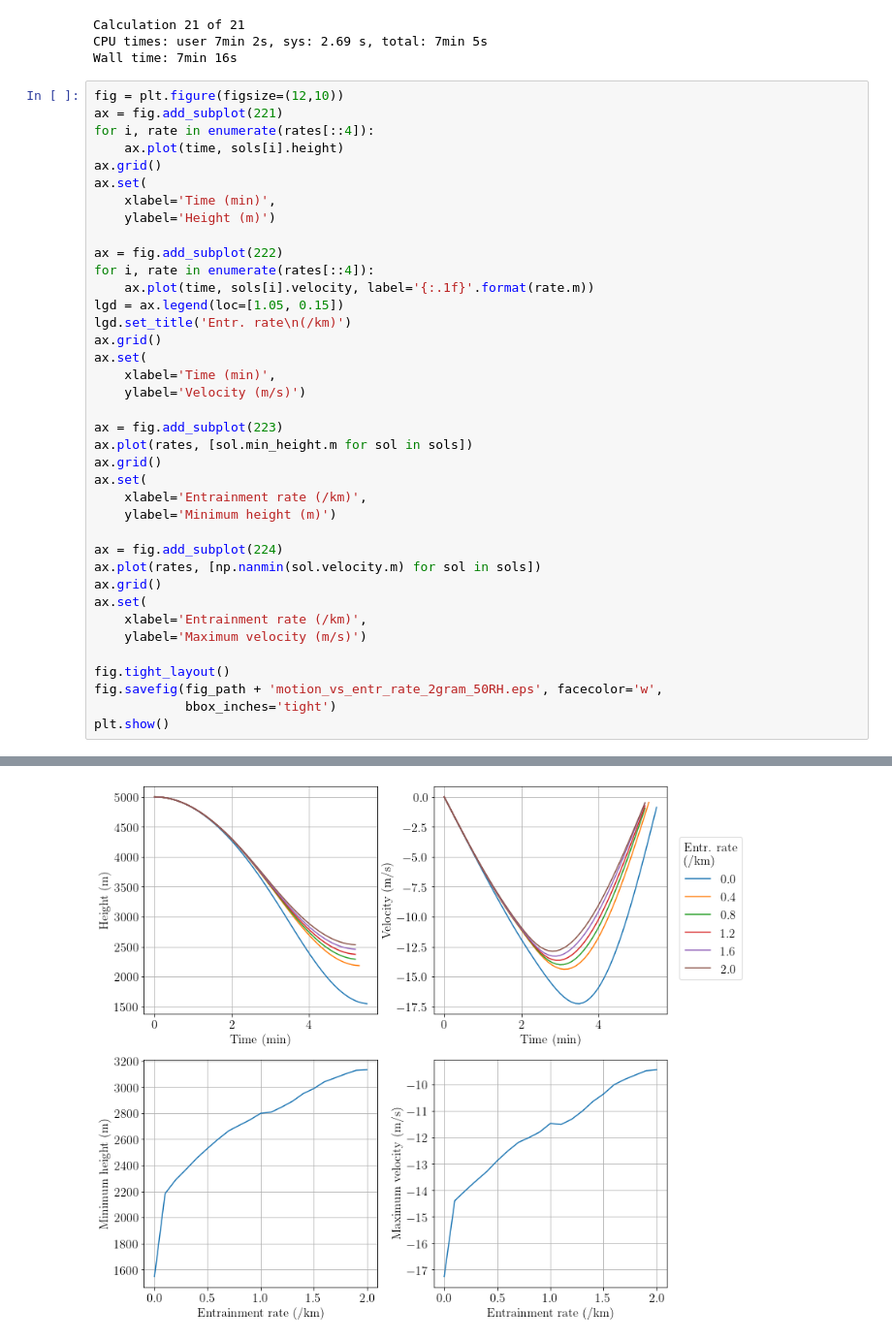
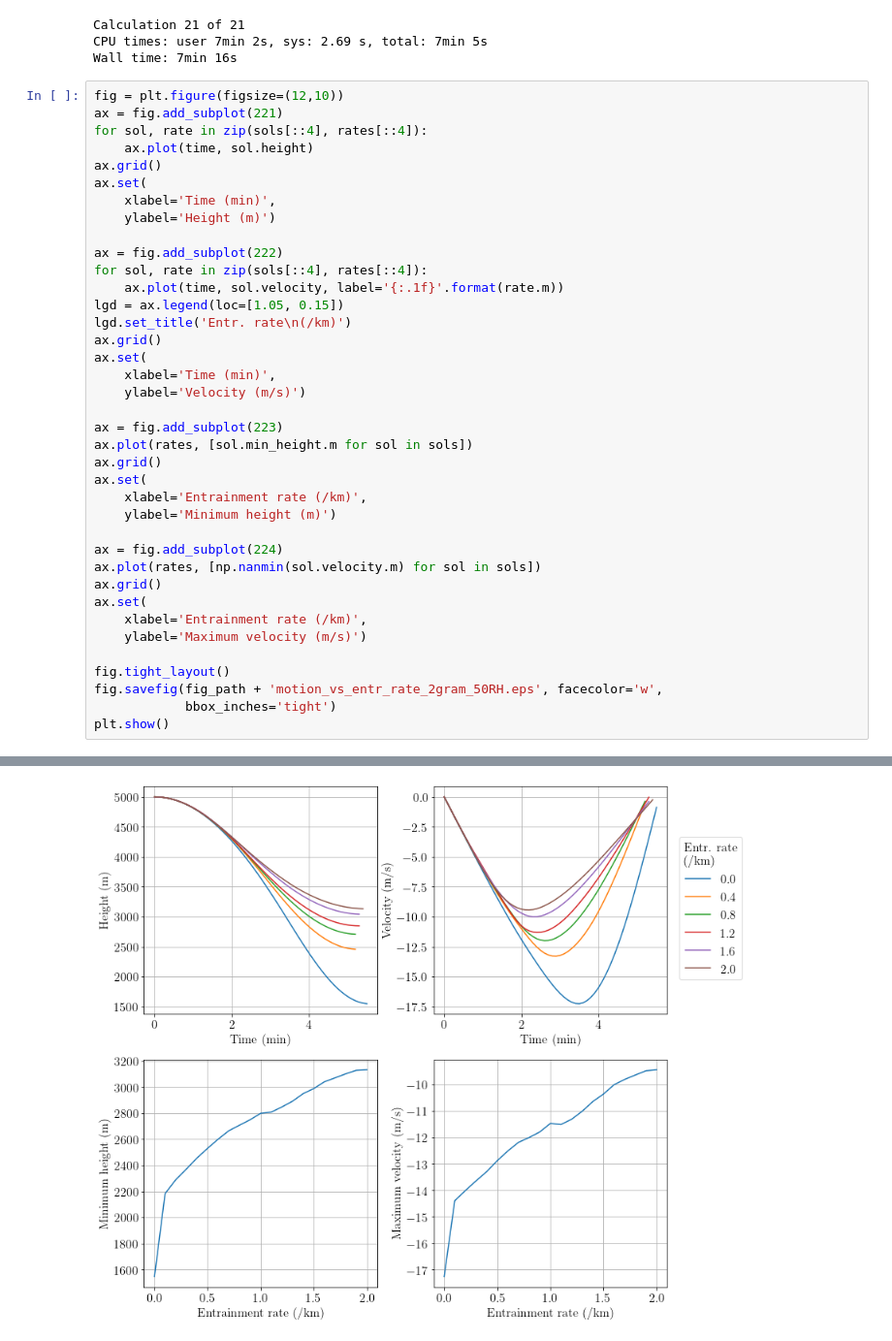
Before and after one commit to tschanzer/taste-of-research-21T3, a Jupyter notebook: notebooks/final_experiments/20211110_varying_entrainment.ipynb, the cells around one changed output, grey strips where cells are left out. Shown at 97% size. Drawn from its saved outputs; the diff is of its cells as text.

```diff
--- a/notebooks/final_experiments/20211110_varying_entrainment.ipynb
+++ b/notebooks/final_experiments/20211110_varying_entrainment.ipynb
@@ -82,42 +82,42 @@ Wall time: 7min 16s
 # %%
 fig = plt.figure(figsize=(12,10))
 ax = fig.add_subplot(221)
-for i, rate in enumerate(rates[::4]):
-    ax.plot(time, sols[i].height)
+for sol, rate in zip(sols[::4], rates[::4]):
+    ax.plot(time, sol.height)
 ax.grid()
 ax.set(
     xlabel='Time (min)',
     ylabel='Height (m)')
 
 ax = fig.add_subplot(222)
-for i, rate in enumerate(rates[::4]):
-    ax.plot(time, sols[i].velocity, label='{:.1f}'.format(rate.m))
+for sol, rate in zip(sols[::4], rates[::4]):
+    ax.plot(time, sol.velocity, label='{:.1f}'.format(rate.m))
 lgd = ax.legend(loc=[1.05, 0.15])
 lgd.set_title('Entr. rate\n(/km)')
 ax.grid()
 ax.set(
     xlabel='Time (min)',
     ylabel='Velocity (m/s)')
 
 ax = fig.add_subplot(223)
 ax.plot(rates, [sol.min_height.m for sol in sols])
 ax.grid()
 ax.set(
     xlabel='Entrainment rate (/km)',
     ylabel='Minimum height (m)')
 
 ax = fig.add_subplot(224)
 ax.plot(rates, [np.nanmin(sol.velocity.m) for sol in sols])
 ax.grid()
 ax.set(
     xlabel='Entrainment rate (/km)',
     ylabel='Maximum velocity (m/s)')
 
 fig.tight_layout()
 fig.savefig(fig_path + 'motion_vs_entr_rate_2gram_50RH.eps', facecolor='w',
             bbox_inches='tight')
 plt.show()
 # %% [output]
 The PostScript backend does not support transparency; partially transparent artists will be rendered opaque.
 The PostScript backend does not support transparency; partially transparent artists will be rendered opaque.
-[figure, old version]
+[figure, new version]
```
Also changed, not shown: 3 other files.
